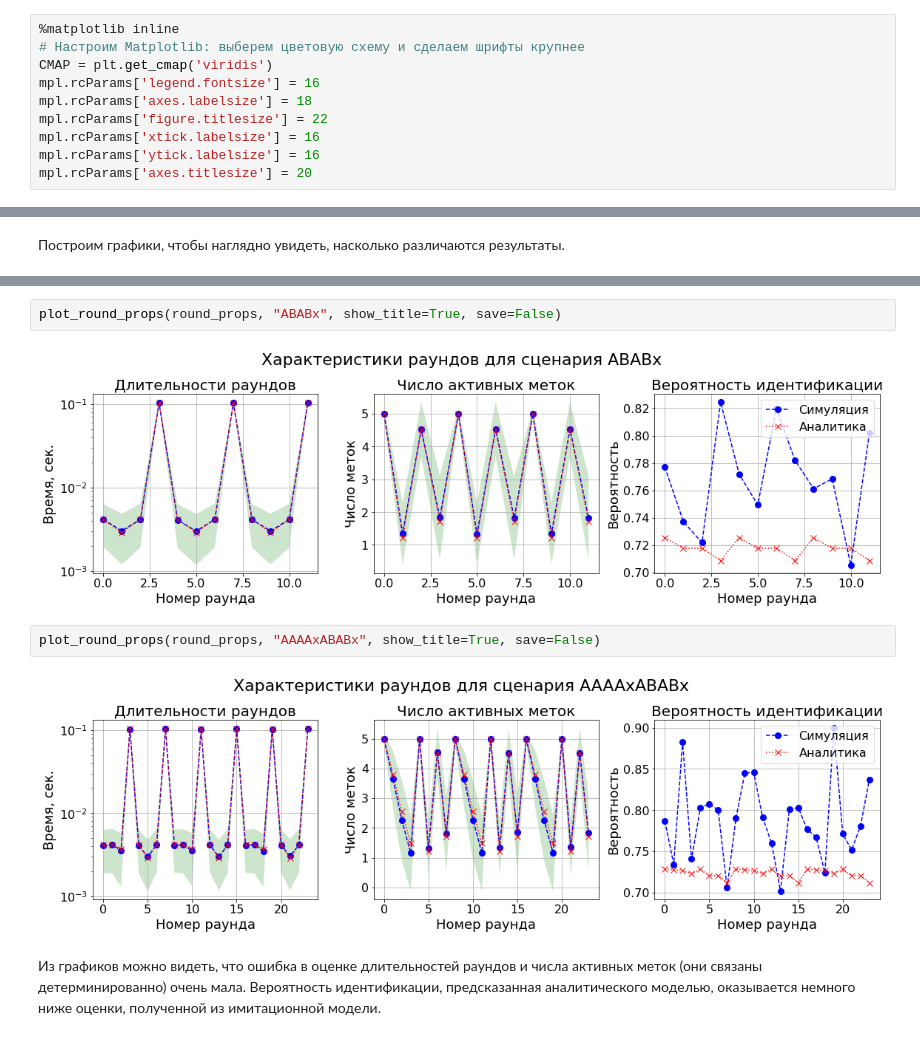
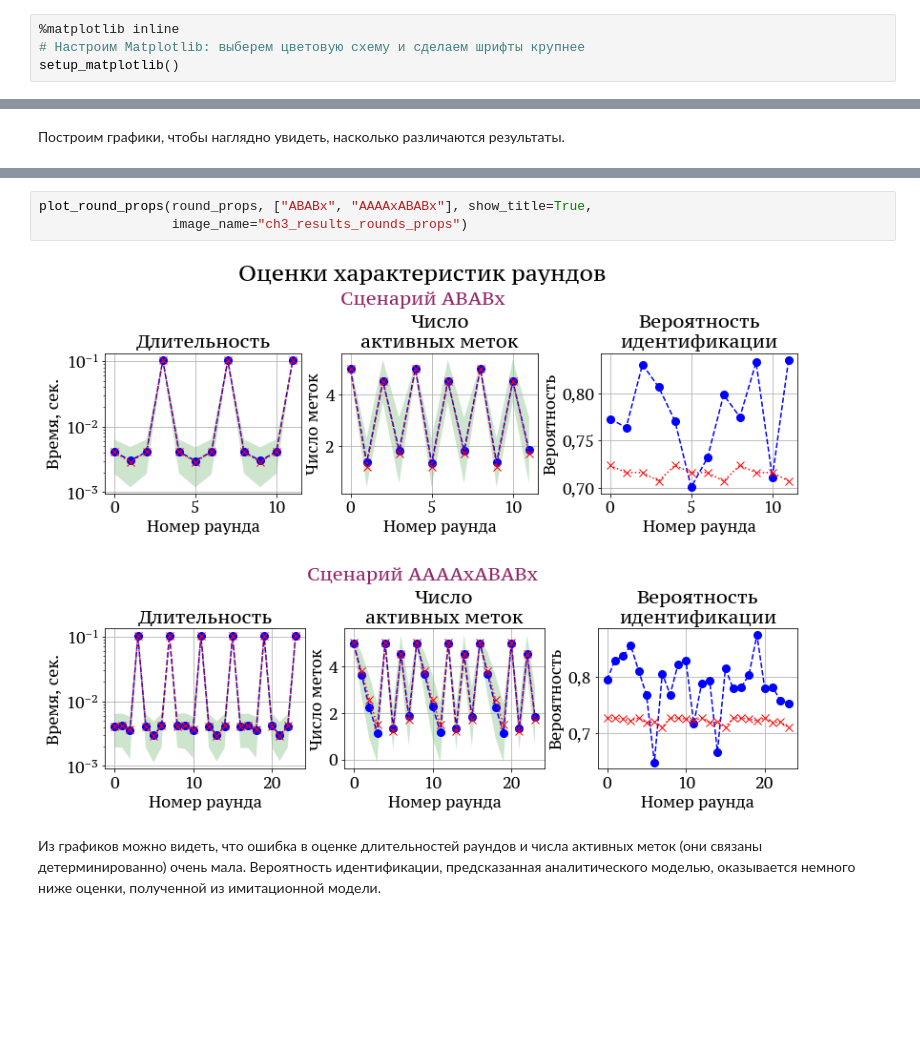
Before and after one commit to larioandr/thesis-rfidam, a Jupyter notebook: experiments/3. Simulations.ipynb, the cells around one changed output, grey strips where cells are left out. Saved outputs shown, nothing was run; the diff lists cells and outputs as text; blank space fills up the shorter version.

```diff
--- a/experiments/3. Simulations.ipynb
+++ b/experiments/3. Simulations.ipynb
@@ -45,13 +48,7 @@ from rfidam.utils import bcolors, get_err, fmt_err, highlight as hl, pluralize
 # %%
 %matplotlib inline
 # Настроим Matplotlib: выберем цветовую схему и сделаем шрифты крупнее
-CMAP = plt.get_cmap('viridis')
-mpl.rcParams['legend.fontsize'] = 16
-mpl.rcParams['axes.labelsize'] = 18
-mpl.rcParams['figure.titlesize'] = 22
-mpl.rcParams['xtick.labelsize'] = 16
-mpl.rcParams['ytick.labelsize'] = 16
-mpl.rcParams['axes.titlesize'] = 20
+setup_matplotlib()
 # %% [markdown]
 Определим функции для форматирования вывода:
 # %%
@@ -402,11 +412,8 @@ def plot_round_props(round_props, scenario, show_title=False, save=False, fmt='p
 # %%
-plot_round_props(round_props, "ABABx", show_title=True, save=False)
+plot_round_props(round_props, ["ABABx", "AAAAxABABx"], show_title=True,
+                 image_name="ch3_results_rounds_props")
 # %% [output]
-[figure, old version]
+[figure, new version]
-# %%
-plot_round_props(round_props, "AAAAxABABx", show_title=True, save=False)
-# %% [output]
-[figure, removed]
 # %% [markdown]
 Из графиков можно видеть, что ошибка в оценке длительностей раундов и числа активных меток (они связаны детерминированно) очень мала. Вероятность идентификации, предсказанная аналитического моделью, оказывается немного ниже оценки, полученной из имитационной модели.
 # %%
```
Also changed, not shown: parts of 15 cells of this notebook, 16 other files.
